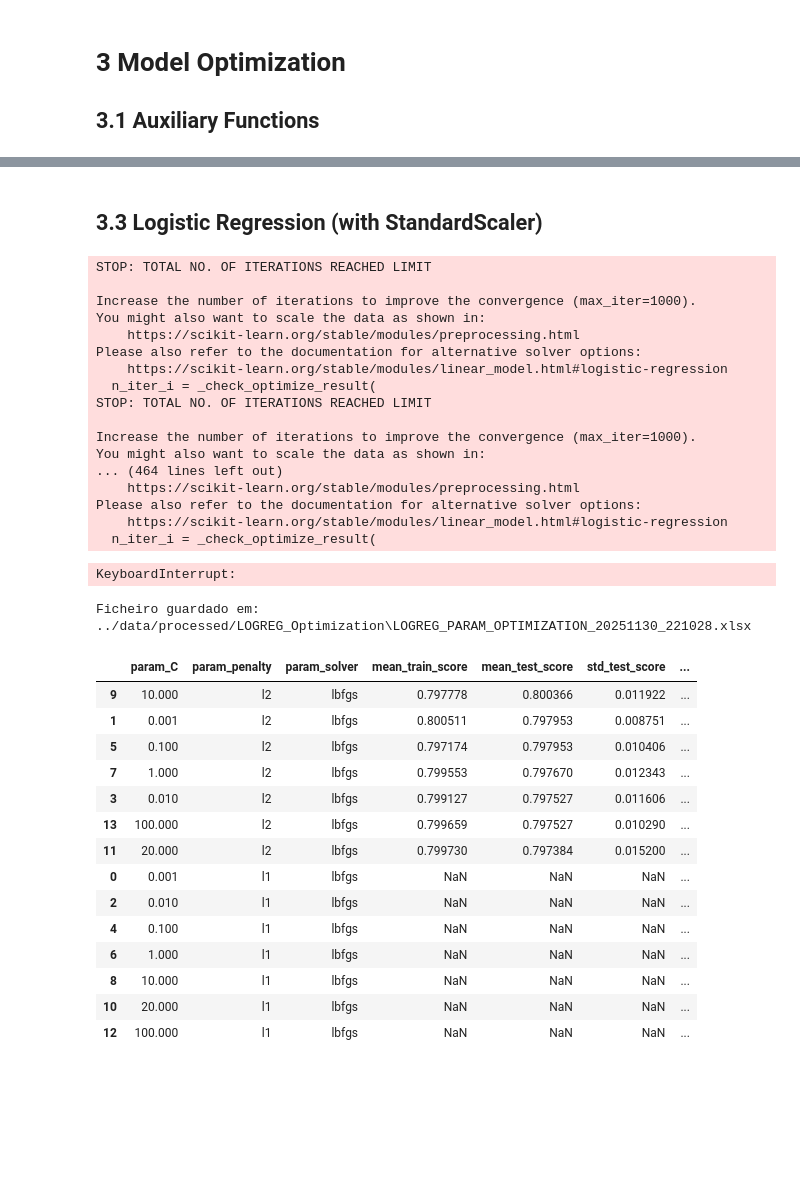
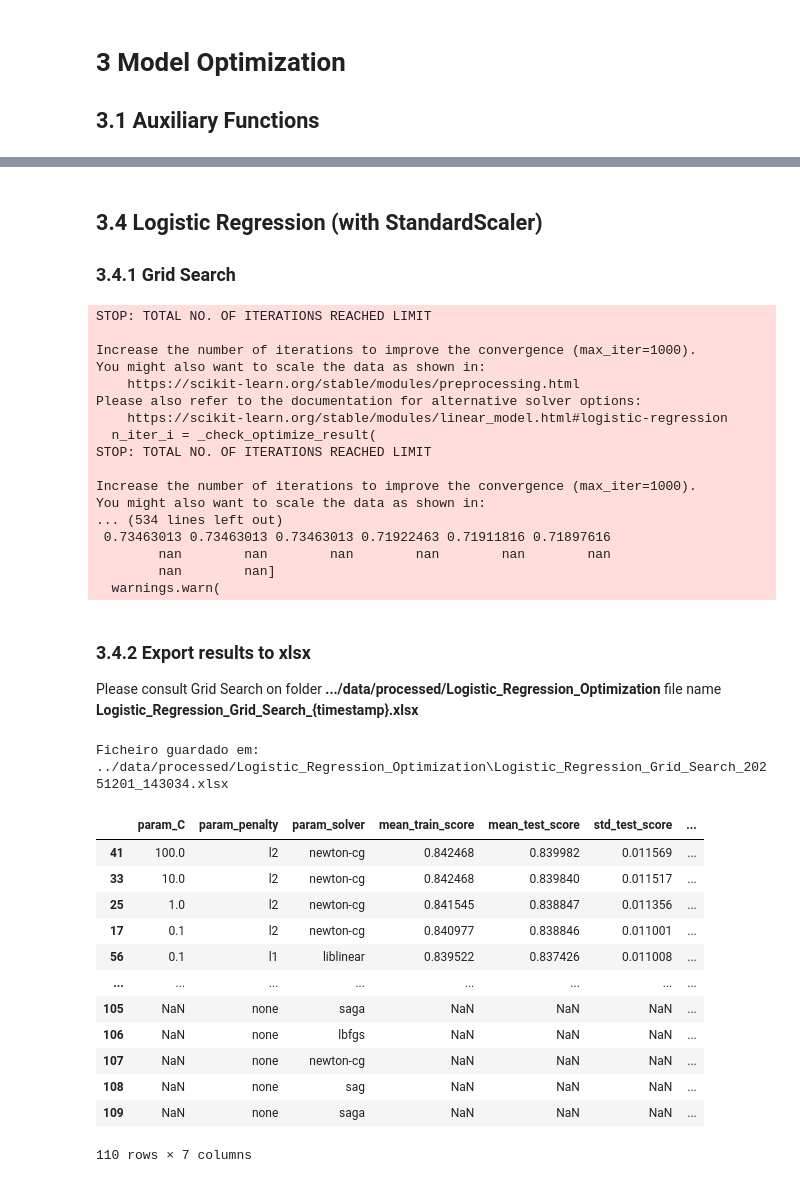
Before and after one commit to sergiopatinha/EnterpriseDataScienceBootcamp_workgroup, a Jupyter notebook: notebooks/04_modeling.ipynb, the cells around one changed output, grey strips where cells are left out. Cells and saved outputs as stored; diff of their text form; code cells hidden in the pictures; blank space fills up the shorter version.

Commit message:
Modeling Run ro End + Model evaluation

```diff
--- a/notebooks/04_modeling.ipynb
+++ b/notebooks/04_modeling.ipynb
@@ -703,11 +817,9 @@ plt.show()
 # %% [markdown]
-## **3.3 Logistic Regression (with StandardScaler)**
+## **3.4 Logistic Regression (with StandardScaler)**
+### **3.4.1 Grid Search**
 # %%
-from sklearn.linear_model import LogisticRegression
-from sklearn.model_selection import GridSearchCV
-
 # 1. Parameter grid
-#param_grid = [
+param_grid = [
     {
         "penalty": ["l2"],
         "solver": ["lbfgs", "newton-cg", "sag", "saga"],
@@ -747,6 +859,8 @@ grid = GridSearchCV(
 )
 
 grid.fit(X_enc, y)
+
+best_params_log = grid.best_params_
 # %% [output]
 STOP: TOTAL NO. OF ITERATIONS REACHED LIMIT
 
@@ -760,12 +874,15 @@ STOP: TOTAL NO. OF ITERATIONS REACHED LIMIT
 
 Increase the number of iterations to improve the convergence (max_iter=1000).
 You might also want to scale the data as shown in:
-... (464 lines left out)
-    https://scikit-learn.org/stable/modules/preprocessing.html
-Please also refer to the documentation for alternative solver options:
-    https://scikit-learn.org/stable/modules/linear_model.html#logistic-regression
-  n_iter_i = _check_optimize_result(
+... (534 lines left out)
+ 0.73463013 0.73463013 0.73463013 0.71922463 0.71911816 0.71897616
+        nan        nan        nan        nan        nan        nan
+        nan        nan]
+  warnings.warn(
-KeyboardInterrupt:
+# %% [markdown]
+### **3.4.2 Export results to xlsx**
+
+Please consult Grid Search on folder **.../data/processed/Logistic_Regression_Optimization** file name **Logistic_Regression_Grid_Search_{timestamp}.xlsx**
 # %%
 results = pd.DataFrame(grid.cv_results_)
 
@@ -779,48 +896,46 @@ cols = [
     "rank_test_score"
 ]
 
 results = results[cols]
 results_sorted = results.sort_values("mean_test_score", ascending=False)
 
 
 # ==============================================
 # Saving the conclusions to xlx with time stamp
 # ===============================================
 # 1. Output directory
-output_dir = "../data/processed/LOGREG_Optimization"
+output_dir = "../data/processed/Logistic_Regression_Optimization"
 os.makedirs(output_dir, exist_ok=True)
 
 # 2. Timestamp
 timestamp = datetime.now().strftime("%Y%m%d_%H%M%S")
 
 # 3. Filename
-filename = f"LOGREG_PARAM_OPTIMIZATION_{timestamp}.xlsx"
+filename = f"Logistic_Regression_Grid_Search_{timestamp}.xlsx"
 
 # 4. Full path
 filepath = os.path.join(output_dir, filename)
 
 # 5. Save Excel
 results_sorted.to_excel(filepath, index=False)
 
 print(f"Ficheiro guardado em: {filepath}")
 
 
 results_sorted
 # %% [output]
-Ficheiro guardado em: ../data/processed/LOGREG_Optimization\LOGREG_PARAM_OPTIMIZATION_20251130_221028.xlsx
+Ficheiro guardado em: ../data/processed/Logistic_Regression_Optimization\Logistic_Regression_Grid_Search_20251201_143034.xlsx
 |  | param_C | param_penalty | param_solver | mean_train_score | mean_test_score | std_test_score | ... |
-| 9 | 10.000 | l2 | lbfgs | 0.797778 | 0.800366 | 0.011922 | ... |
-| 1 | 0.001 | l2 | lbfgs | 0.800511 | 0.797953 | 0.008751 | ... |
-| 5 | 0.100 | l2 | lbfgs | 0.797174 | 0.797953 | 0.010406 | ... |
-| 7 | 1.000 | l2 | lbfgs | 0.799553 | 0.797670 | 0.012343 | ... |
-| 3 | 0.010 | l2 | lbfgs | 0.799127 | 0.797527 | 0.011606 | ... |
-| 13 | 100.000 | l2 | lbfgs | 0.799659 | 0.797527 | 0.010290 | ... |
-| 11 | 20.000 | l2 | lbfgs | 0.799730 | 0.797384 | 0.015200 | ... |
-| 0 | 0.001 | l1 | lbfgs | NaN | NaN | NaN | ... |
-| 2 | 0.010 | l1 | lbfgs | NaN | NaN | NaN | ... |
-| 4 | 0.100 | l1 | lbfgs | NaN | NaN | NaN | ... |
-| 6 | 1.000 | l1 | lbfgs | NaN | NaN | NaN | ... |
-| 8 | 10.000 | l1 | lbfgs | NaN | NaN | NaN | ... |
-| 10 | 20.000 | l1 | lbfgs | NaN | NaN | NaN | ... |
-| 12 | 100.000 | l1 | lbfgs | NaN | NaN | NaN | ... |
+| 41 | 100.0 | l2 | newton-cg | 0.842468 | 0.839982 | 0.011569 | ... |
+| 33 | 10.0 | l2 | newton-cg | 0.842468 | 0.839840 | 0.011517 | ... |
+| 25 | 1.0 | l2 | newton-cg | 0.841545 | 0.838847 | 0.011356 | ... |
+| 17 | 0.1 | l2 | newton-cg | 0.840977 | 0.838846 | 0.011001 | ... |
+| 56 | 0.1 | l1 | liblinear | 0.839522 | 0.837426 | 0.011008 | ... |
+| ... | ... | ... | ... | ... | ... | ... | ... |
+| 105 | NaN | none | saga | NaN | NaN | NaN | ... |
+| 106 | NaN | none | lbfgs | NaN | NaN | NaN | ... |
+| 107 | NaN | none | newton-cg | NaN | NaN | NaN | ... |
+| 108 | NaN | none | sag | NaN | NaN | NaN | ... |
+| 109 | NaN | none | saga | NaN | NaN | NaN | ... |
+110 rows × 7 columns
 # %%
```
Also changed, not shown: parts of 38 cells of this notebook, 1 other file.
